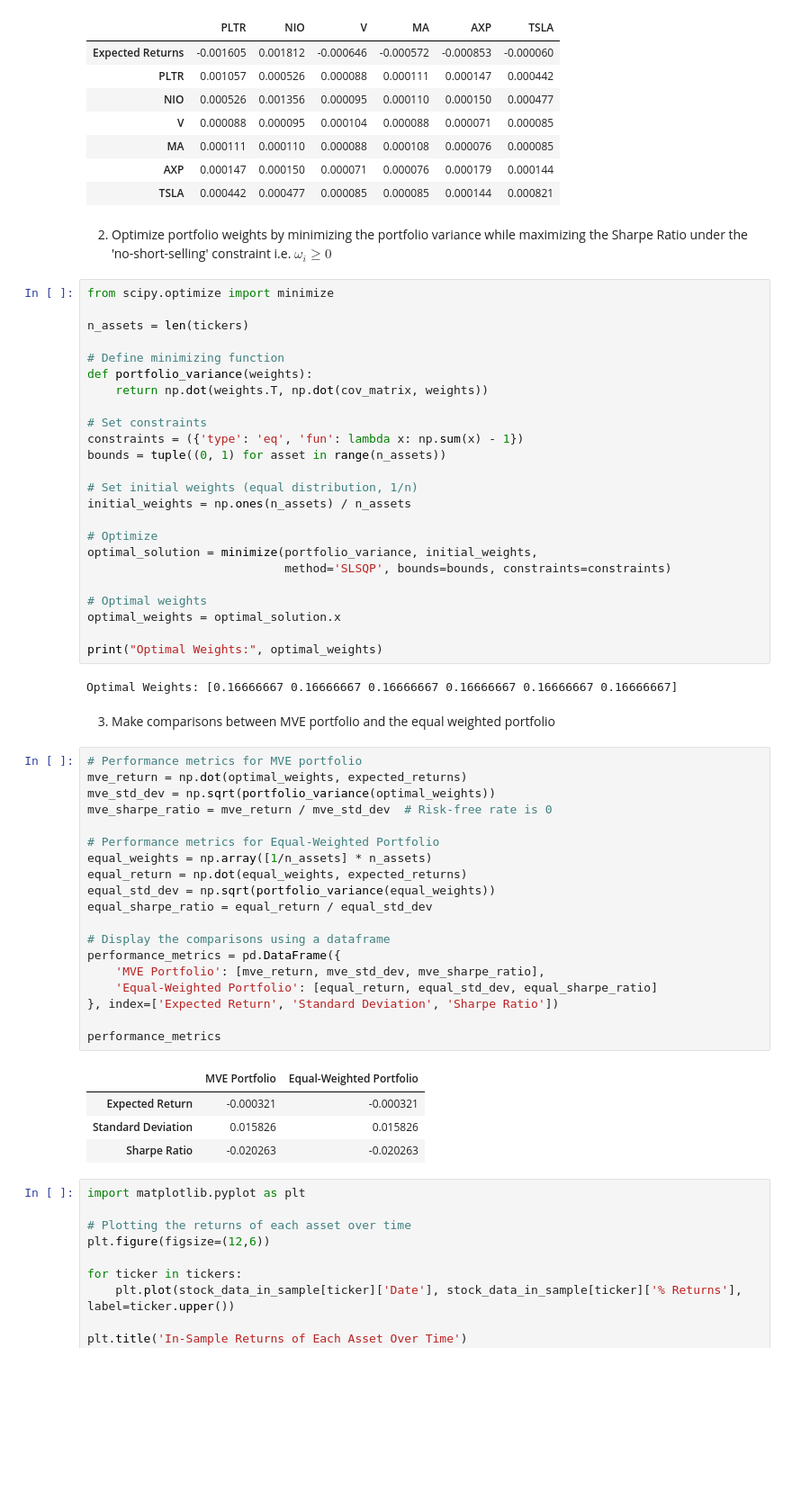
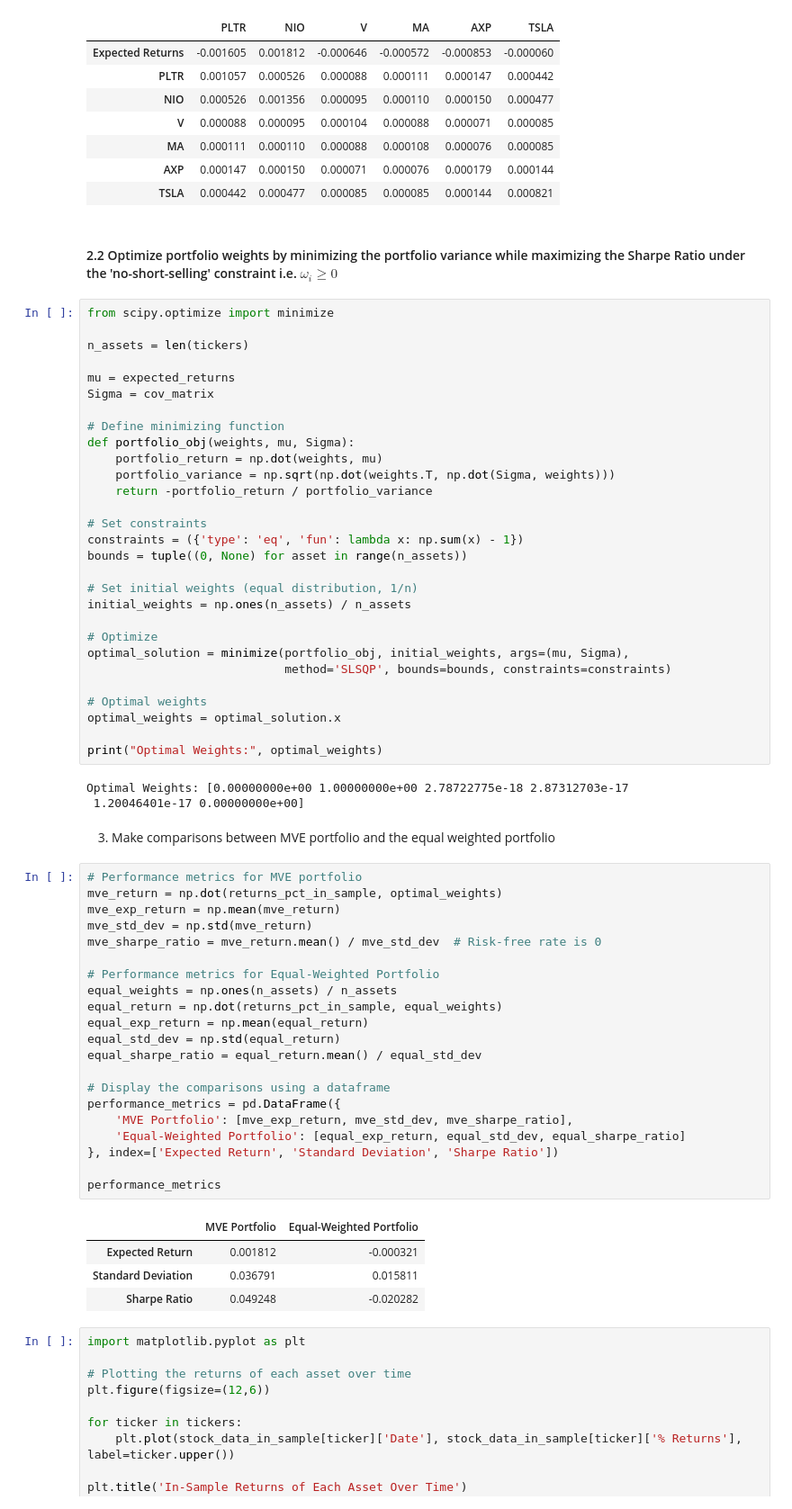
Before and after one commit to zazzane/STA4020-Stat-Modelling-in-Finance-Markets, a Jupyter notebook: Final Project/final_project_code.ipynb, the cells around one changed output. Shown: that part at 90% size. Cells and saved outputs as stored; diff of their text form; blank space fills up the shorter version.

```diff
--- a/Final Project/final_project_code.ipynb
+++ b/Final Project/final_project_code.ipynb
@@ -220,25 +221,30 @@ output_table
 | AXP | 0.000147 | 0.000150 | 0.000071 | 0.000076 | 0.000179 | 0.000144 |
 | TSLA | 0.000442 | 0.000477 | 0.000085 | 0.000085 | 0.000144 | 0.000821 |
 # %% [markdown]
-2. Optimize portfolio weights by minimizing the portfolio variance while maximizing the Sharpe Ratio under the 'no-short-selling' constraint i.e.  $  \omega_i \geq 0$
+#### 2.2 Optimize portfolio weights by minimizing the portfolio variance while maximizing the Sharpe Ratio under the 'no-short-selling' constraint i.e.  $  \omega_i \geq 0$
 # %%
 from scipy.optimize import minimize
 
 n_assets = len(tickers)
 
+mu = expected_returns
+Sigma = cov_matrix
+
 # Define minimizing function
-def portfolio_variance(weights):
-    return np.dot(weights.T, np.dot(cov_matrix, weights))
+def portfolio_obj(weights, mu, Sigma):
+    portfolio_return = np.dot(weights, mu)
+    portfolio_variance = np.sqrt(np.dot(weights.T, np.dot(Sigma, weights)))
+    return -portfolio_return / portfolio_variance
 
 # Set constraints
 constraints = ({'type': 'eq', 'fun': lambda x: np.sum(x) - 1})
-bounds = tuple((0, 1) for asset in range(n_assets))
+bounds = tuple((0, None) for asset in range(n_assets))
 
 # Set initial weights (equal distribution, 1/n)
 initial_weights = np.ones(n_assets) / n_assets
 
 # Optimize
-optimal_solution = minimize(portfolio_variance, initial_weights,
+optimal_solution = minimize(portfolio_obj, initial_weights, args=(mu, Sigma),
                             method='SLSQP', bounds=bounds, constraints=constraints)
 
 # Optimal weights
@@ -246,33 +252,36 @@ optimal_weights = optimal_solution.x
 
 print("Optimal Weights:", optimal_weights)
 # %% [output]
-Optimal Weights: [0.16666667 0.16666667 0.16666667 0.16666667 0.16666667 0.16666667]
+Optimal Weights: [0.00000000e+00 1.00000000e+00 2.78722775e-18 2.87312703e-17
+ 1.20046401e-17 0.00000000e+00]
 # %% [markdown]
 3. Make comparisons between MVE portfolio and the equal weighted portfolio
 # %%
 # Performance metrics for MVE portfolio
-mve_return = np.dot(optimal_weights, expected_returns)
-mve_std_dev = np.sqrt(portfolio_variance(optimal_weights))
-mve_sharpe_ratio = mve_return / mve_std_dev  # Risk-free rate is 0
+mve_return = np.dot(returns_pct_in_sample, optimal_weights)
+mve_exp_return = np.mean(mve_return)
+mve_std_dev = np.std(mve_return)
+mve_sharpe_ratio = mve_return.mean() / mve_std_dev  # Risk-free rate is 0
 
 # Performance metrics for Equal-Weighted Portfolio
-equal_weights = np.array([1/n_assets] * n_assets)
-equal_return = np.dot(equal_weights, expected_returns)
-equal_std_dev = np.sqrt(portfolio_variance(equal_weights))
-equal_sharpe_ratio = equal_return / equal_std_dev
+equal_weights = np.ones(n_assets) / n_assets
+equal_return = np.dot(returns_pct_in_sample, equal_weights)
+equal_exp_return = np.mean(equal_return)
+equal_std_dev = np.std(equal_return)
+equal_sharpe_ratio = equal_return.mean() / equal_std_dev
 
 # Display the comparisons using a dataframe
 performance_metrics = pd.DataFrame({
-    'MVE Portfolio': [mve_return, mve_std_dev, mve_sharpe_ratio],
-    'Equal-Weighted Portfolio': [equal_return, equal_std_dev, equal_sharpe_ratio]
+    'MVE Portfolio': [mve_exp_return, mve_std_dev, mve_sharpe_ratio],
+    'Equal-Weighted Portfolio': [equal_exp_return, equal_std_dev, equal_sharpe_ratio]
 }, index=['Expected Return', 'Standard Deviation', 'Sharpe Ratio'])
 
 performance_metrics
 # %% [output]
 |  | MVE Portfolio | Equal-Weighted Portfolio |
-| Expected Return | -0.000321 | -0.000321 |
-| Standard Deviation | 0.015826 | 0.015826 |
-| Sharpe Ratio | -0.020263 | -0.020263 |
+| Expected Return | 0.001812 | -0.000321 |
+| Standard Deviation | 0.036791 | 0.015811 |
+| Sharpe Ratio | 0.049248 | -0.020282 |
 # %%
 import matplotlib.pyplot as plt
 
```
Also changed, not shown: parts of 14 cells of this notebook.
